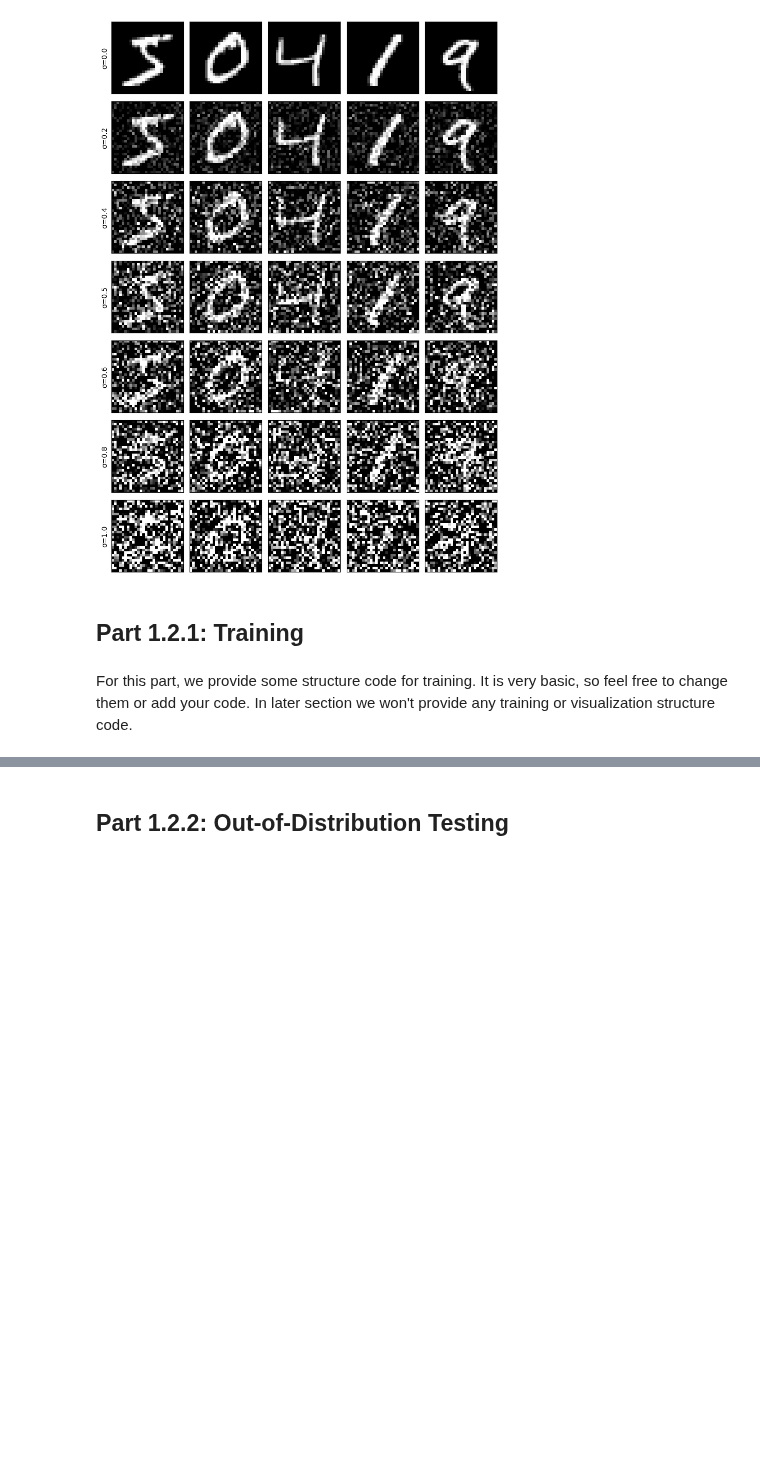
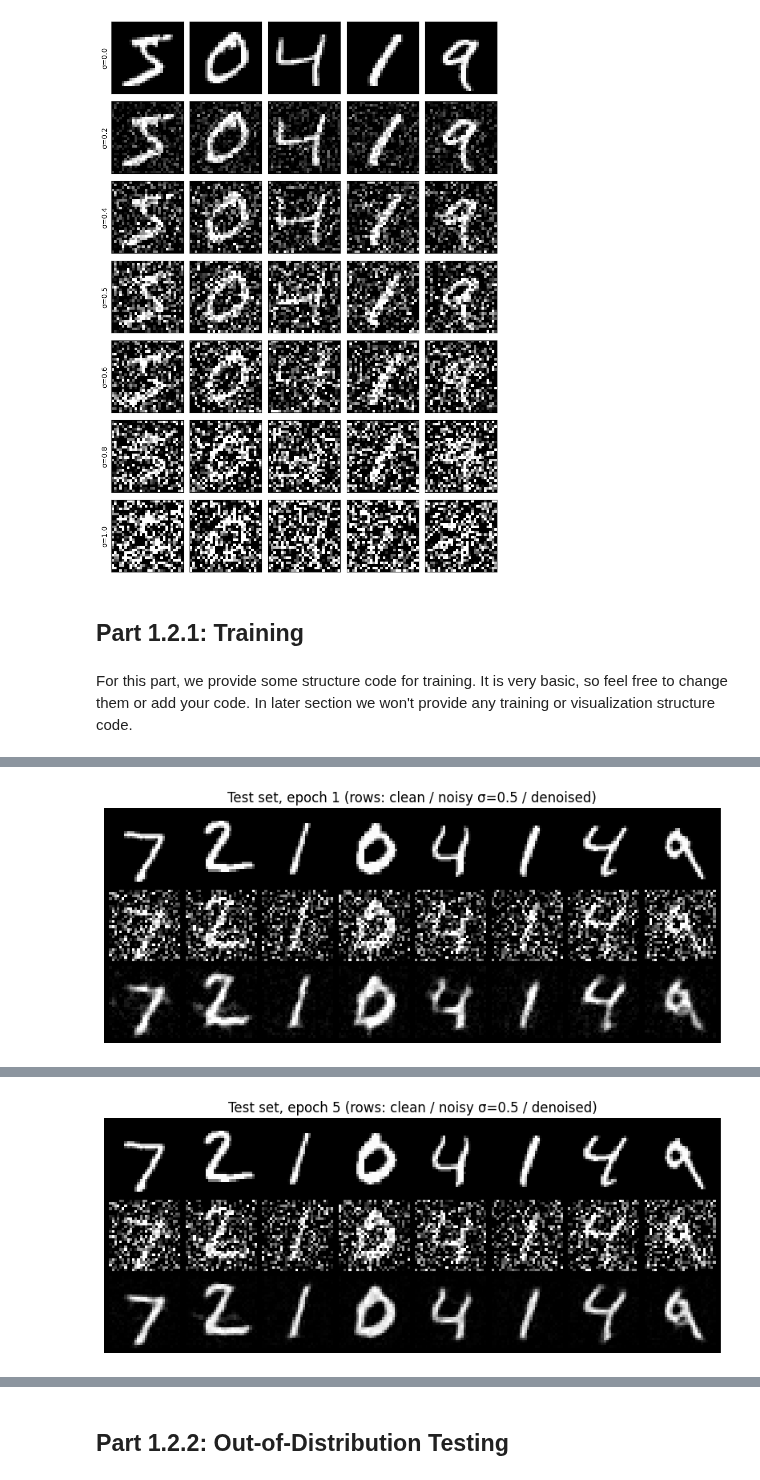
Before and after one commit to viviannnnx/viviannnnx.github.io, a Jupyter notebook: partb.ipynb, the cells around one changed output, grey strips where cells are left out. Cells and saved outputs as stored; diff of their text form; code cells hidden in the pictures; blank space fills up the shorter version.

```diff
--- a/partb.ipynb
+++ b/partb.ipynb
@@ -362,43 +345,45 @@ test_loader = DataLoader(test_dataset, batch_size=batch_size, shuffle=False)
 import torch
 import torch.nn as nn
 import torch.optim as optim
+import copy
+from tqdm.auto import tqdm
 
 device = torch.device("cuda" if torch.cuda.is_available() else "cpu")
 
-model = UnconditionalUNet(
-    in_channels=1,
-    num_hiddens=64
-).to(device)
-
-optimizer = optim.Adam(
-    model.parameters(),
-    lr=1e-3
-)
-
+model = UnconditionalUNet(in_channels=1, num_hiddens=hidden_dim).to(device)
+optimizer = optim.Adam(model.parameters(), lr=learning_rate)
 criterion = nn.MSELoss()
 
 # ===== end of code ====
 # %%
 # The training loops
+test_images = next(iter(test_loader))[0][:8].to(device)
+_g = torch.Generator().manual_seed(0)
+fixed_noisy = test_images + noise_level * torch.randn(test_images.shape, generator=_g).to(device)
+
 train_losses = []
-for epoch in range(num_epochs):
-    for i, (images, _) in enumerate(tqdm(train_loader)):
-
-        # ===== your code here! ====
-
+for epoch in range(1, num_epochs + 1):
+    model.train()
+    for i, (images, _) in enumerate(tqdm(train_loader, desc=f"Epoch {epoch}/{num_epochs}")):
         images = images.to(device)
-
-        noisy_images = images + torch.randn_like(images) * 0.5
-        noisy_images = noisy_images.clamp(0, 1)
+        noisy_images = images + noise_level * torch.randn_like(images)
 
         outputs = model(noisy_images)
+        loss = criterion(outputs, images)
 
-        # ===== end of code ====
-
-        loss = criterion(outputs, images)
         optimizer.zero_grad()
         loss.backward()
         optimizer.step()
+        train_losses.append(loss.item())
 
-        train_losses.append(loss.item())
+    print(f"epoch {epoch}: last-step loss {train_losses[-1]:.4f}")
+
+    if epoch in (1, num_epochs):
+        model.eval()
+        with torch.no_grad():
+            denoised = model(fixed_noisy)
+        model.train()
+        show_grid(torch.cat([test_images, fixed_noisy, denoised]),
+                  f"Test set, epoch {epoch} (rows: clean / noisy σ={noise_level} / denoised)",
+                  f"denoise_epoch{epoch}.png", nrow=8)
 # %% [output]
@@ -405,0 +391 @@ RuntimeError: Given groups=1, weight of size [64, 128, 3, 3], expected input[256
+[figure, added]
@@ -405,0 +396 @@ RuntimeError: Given groups=1, weight of size [64, 128, 3, 3], expected input[256
+[figure, added]
```
Also changed, not shown: parts of 17 cells of this notebook.
